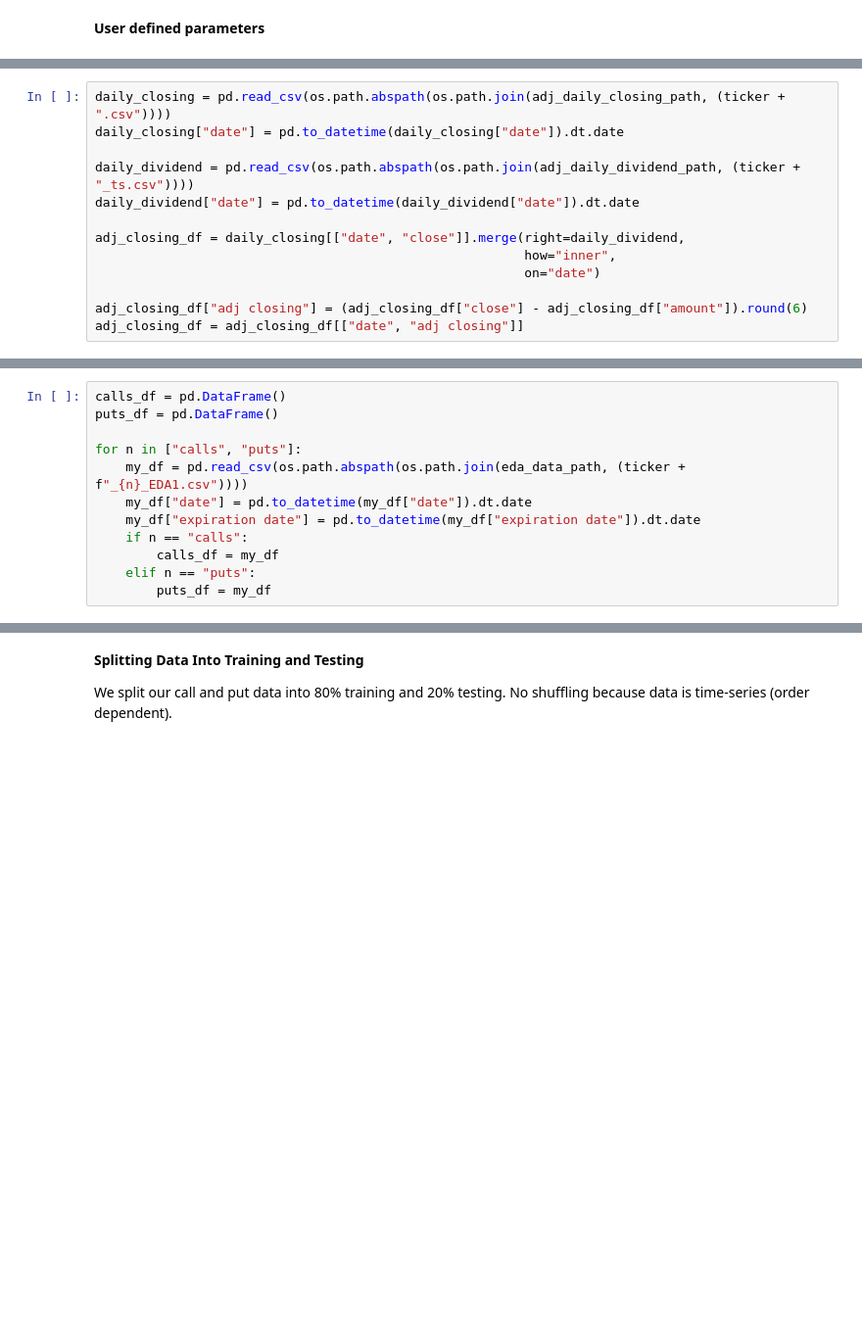
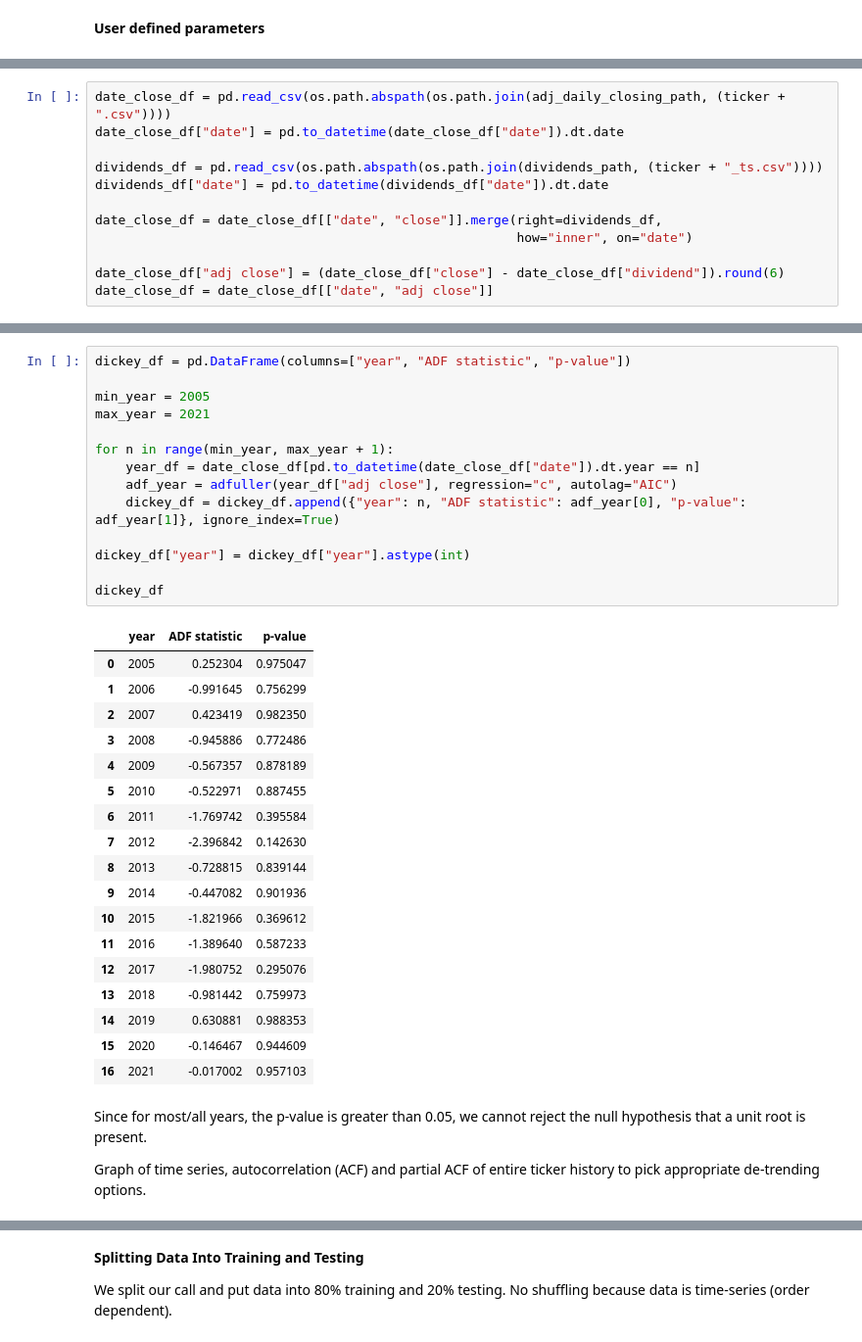
Before and after one commit to jacktan1/Options-Project, a Jupyter notebook: src/EDA_2.ipynb, the cells around one changed output, grey strips where cells are left out. Shown at 98% size. Saved outputs shown, nothing was run; the diff lists cells and outputs as text; blank space fills up the shorter version.

```diff
--- a/src/EDA_2.ipynb
+++ b/src/EDA_2.ipynb
@@ -32,13 +56,12 @@ eda_data_path = "data/EDA/"
 # %%
-daily_closing = pd.read_csv(os.path.abspath(os.path.join(adj_daily_closing_path, (ticker + ".csv"))))
-daily_closing["date"] = pd.to_datetime(daily_closing["date"]).dt.date
+date_close_df = pd.read_csv(os.path.abspath(os.path.join(adj_daily_closing_path, (ticker + ".csv"))))
+date_close_df["date"] = pd.to_datetime(date_close_df["date"]).dt.date
 
-daily_dividend = pd.read_csv(os.path.abspath(os.path.join(adj_daily_dividend_path, (ticker + "_ts.csv"))))
-daily_dividend["date"] = pd.to_datetime(daily_dividend["date"]).dt.date
+dividends_df = pd.read_csv(os.path.abspath(os.path.join(dividends_path, (ticker + "_ts.csv"))))
+dividends_df["date"] = pd.to_datetime(dividends_df["date"]).dt.date
 
-adj_closing_df = daily_closing[["date", "close"]].merge(right=daily_dividend,
-                                                        how="inner",
-                                                        on="date")
+date_close_df = date_close_df[["date", "close"]].merge(right=dividends_df,
+                                                       how="inner", on="date")
 
-adj_closing_df["adj closing"] = (adj_closing_df["close"] - adj_closing_df["amount"]).round(6)
-adj_closing_df = adj_closing_df[["date", "adj closing"]]
+date_close_df["adj close"] = (date_close_df["close"] - date_close_df["dividend"]).round(6)
+date_close_df = date_close_df[["date", "adj close"]]
@@ -47,12 +67,0 @@ adj_closing_df = adj_closing_df[["date", "adj closing"]]
-# %%
-calls_df = pd.DataFrame()
-puts_df = pd.DataFrame()
-
-for n in ["calls", "puts"]:
-    my_df = pd.read_csv(os.path.abspath(os.path.join(eda_data_path, (ticker + f"_{n}_EDA1.csv"))))
-    my_df["date"] = pd.to_datetime(my_df["date"]).dt.date
-    my_df["expiration date"] = pd.to_datetime(my_df["expiration date"]).dt.date
-    if n == "calls":
-        calls_df = my_df
-    elif n == "puts":
-        puts_df = my_df
@@ -58,0 +72,37 @@ for n in ["calls", "puts"]:
+# %%
+dickey_df = pd.DataFrame(columns=["year", "ADF statistic", "p-value"])
+
+min_year = 2005
+max_year = 2021
+
+for n in range(min_year, max_year + 1):
+    year_df = date_close_df[pd.to_datetime(date_close_df["date"]).dt.year == n]
+    adf_year = adfuller(year_df["adj close"], regression="c", autolag="AIC")
+    dickey_df = dickey_df.append({"year": n, "ADF statistic": adf_year[0], "p-value": adf_year[1]}, ignore_index=True)
+
+dickey_df["year"] = dickey_df["year"].astype(int)
+
+dickey_df
+# %% [output]
+|  | year | ADF statistic | p-value |
+| 0 | 2005 | 0.252304 | 0.975047 |
+| 1 | 2006 | -0.991645 | 0.756299 |
+| 2 | 2007 | 0.423419 | 0.982350 |
+| 3 | 2008 | -0.945886 | 0.772486 |
+| 4 | 2009 | -0.567357 | 0.878189 |
+| 5 | 2010 | -0.522971 | 0.887455 |
+| 6 | 2011 | -1.769742 | 0.395584 |
+| 7 | 2012 | -2.396842 | 0.142630 |
+| 8 | 2013 | -0.728815 | 0.839144 |
+| 9 | 2014 | -0.447082 | 0.901936 |
+| 10 | 2015 | -1.821966 | 0.369612 |
+| 11 | 2016 | -1.389640 | 0.587233 |
+| 12 | 2017 | -1.980752 | 0.295076 |
+| 13 | 2018 | -0.981442 | 0.759973 |
+| 14 | 2019 | 0.630881 | 0.988353 |
+| 15 | 2020 | -0.146467 | 0.944609 |
+| 16 | 2021 | -0.017002 | 0.957103 |
+# %% [markdown]
+Since for most/all years, the p-value is greater than 0.05, we cannot reject the null hypothesis that a unit root is present.
+
+Graph of time series, autocorrelation (ACF) and partial ACF of entire ticker history to pick appropriate de-trending options.
```
Also changed, not shown: parts of 61 cells of this notebook, 53 other files.
